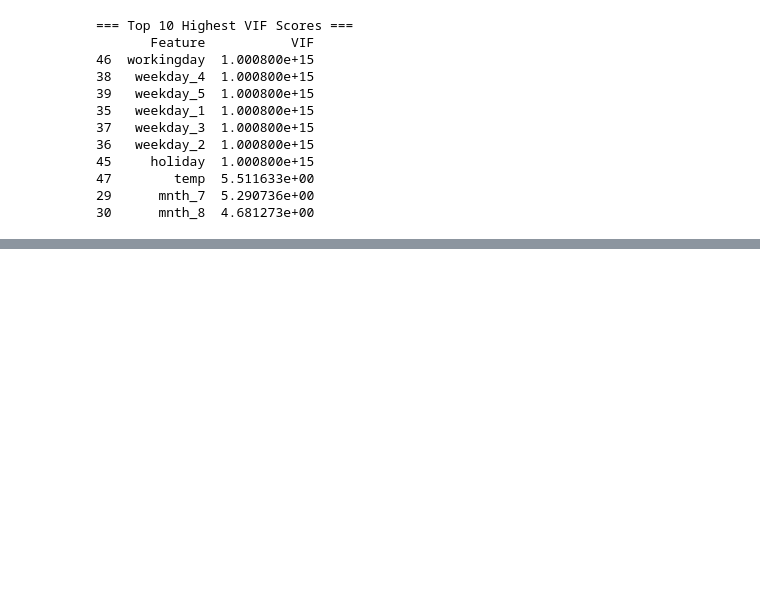
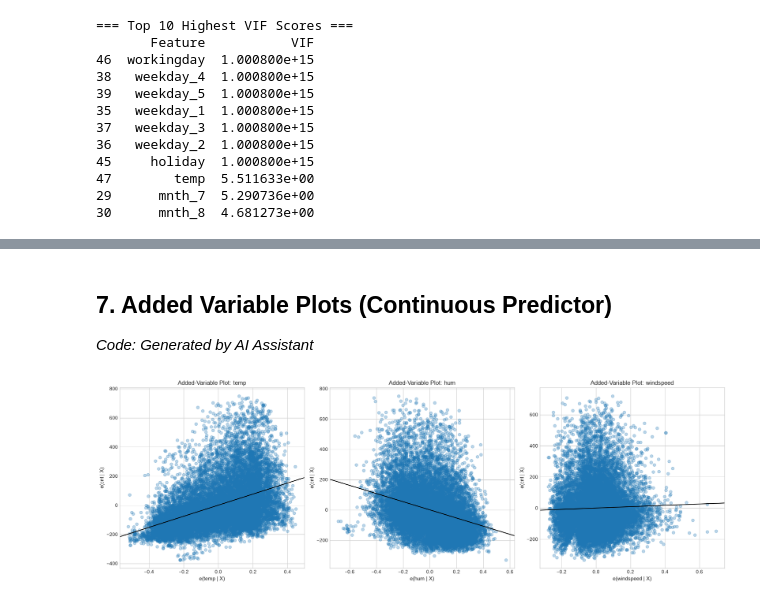
Before and after one commit to SinYang13/DSA211, a Jupyter notebook: notebooks/03 Baseline Model.ipynb, the cells around one changed output, grey strips where cells are left out. Cells and saved outputs as stored; diff of their text form; code cells hidden in the pictures; blank space fills up the shorter version.

```diff
--- a/notebooks/03 Baseline Model.ipynb
+++ b/notebooks/03 Baseline Model.ipynb
@@ -191,0 +261,52 @@ print(vif_data.sort_values("VIF", ascending=False).head(10))
+# %% [markdown]
+## 7. Added Variable Plots (Continuous Predictor)
+*Code: Generated by AI Assistant*
+# %%
+import statsmodels.graphics.regressionplots as plots
+import matplotlib.pyplot as plt
+
+# Set up a figure with 3 subplots side-by-side
+fig, axes = plt.subplots(1, 3, figsize=(18, 6))
+
+# 1. Added-Variable Plot for Temperature
+# We pass the clean model (m1_clean), the variable of interest ('temp'), and the axes
+plots.plot_partregress(
+    endog='cnt',
+    exog_i='temp',
+    exog_others=['hum', 'windspeed'],
+    data=base_df,
+    ax=axes[0],
+    obs_labels=False, # Hides the row numbers so the plot isn't cluttered
+    alpha=0.3
+)
+axes[0].set_title('Added-Variable Plot: temp')
+
+# 2. Added-Variable Plot for Humidity
+plots.plot_partregress(
+    endog='cnt',
+    exog_i='hum',
+    exog_others=['temp', 'windspeed'],
+    data=base_df,
+    ax=axes[1],
+    obs_labels=False,
+    alpha=0.3
+)
+axes[1].set_title('Added-Variable Plot: hum')
+
+# 3. Added-Variable Plot for Windspeed
+plots.plot_partregress(
+    endog='cnt',
+    exog_i='windspeed',
+    exog_others=['temp', 'hum'],
+    data=base_df,
+    ax=axes[2],
+    obs_labels=False,
+    alpha=0.3,
+    result_object=False
+)
+axes[2].set_title('Added-Variable Plot: windspeed')
+
+plt.tight_layout()
+plt.show()
+# %% [output]
+[figure, added]
```
Also changed, not shown: parts of 9 cells of this notebook.
